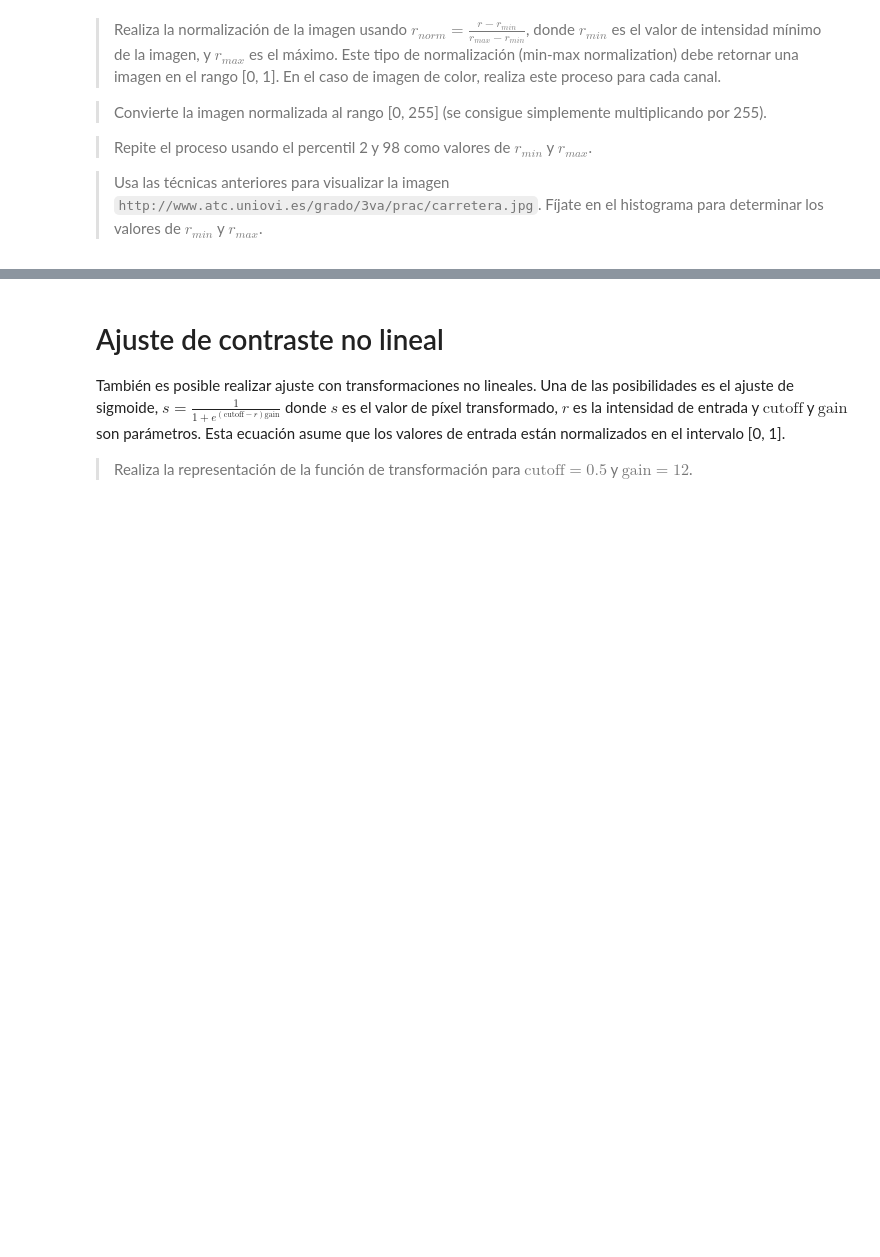
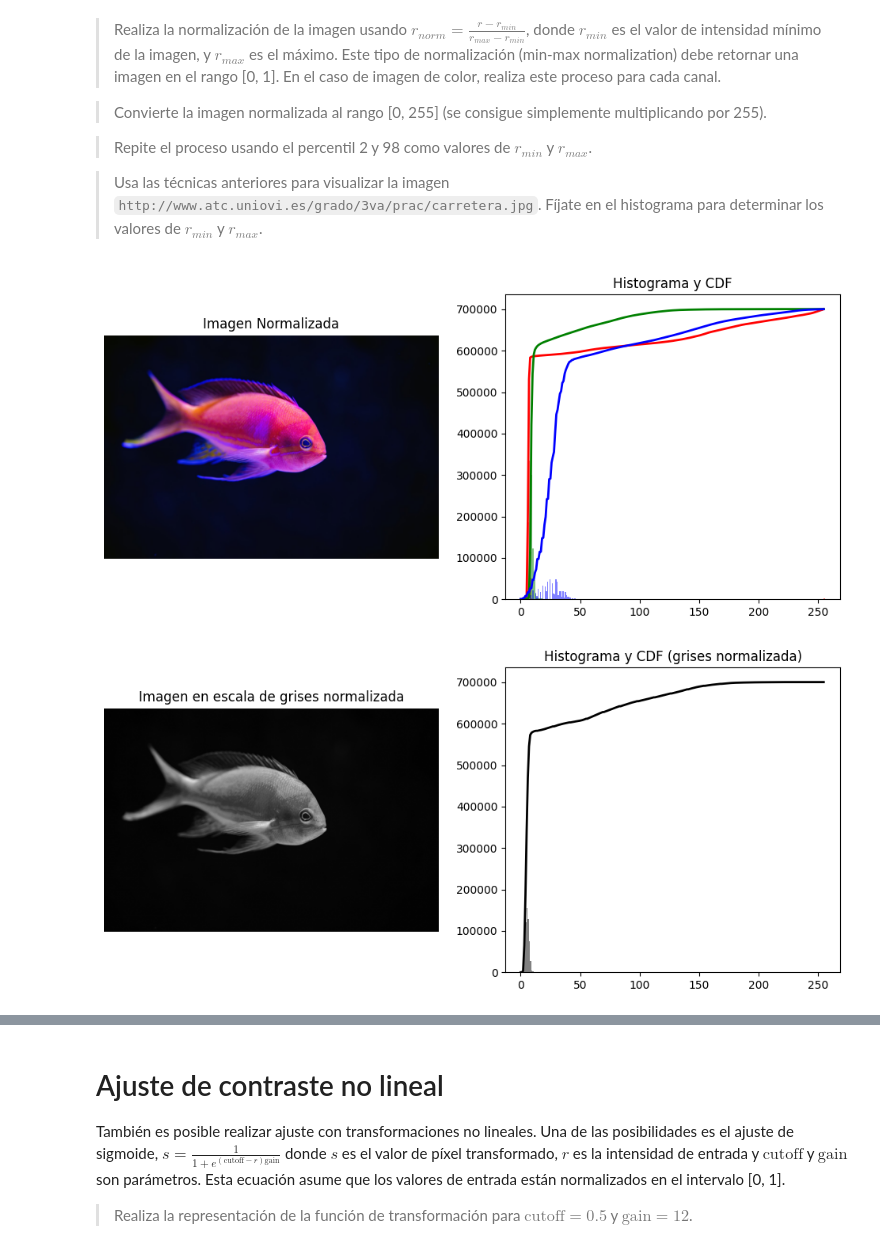
Before and after one commit to aleefdezz10/Vision-2026, a Jupyter notebook: PL3/Prac03-Brillo.ipynb, the cells around one changed output, grey strips where cells are left out. Drawn from its saved outputs; the diff is of its cells as text; code cells hidden in the pictures; blank space fills up the shorter version.

```diff
--- a/PL3/Prac03-Brillo.ipynb
+++ b/PL3/Prac03-Brillo.ipynb
@@ -262,3 +373,43 @@ Una vez que se tiene la visualización del histograma se puede analizar mejor el
 > Repite el proceso usando el percentil 2 y 98 como valores de $r_{min}$ y $r_{max}$.
 
 > Usa las técnicas anteriores para visualizar la imagen `http://www.atc.uniovi.es/grado/3va/prac/carretera.jpg`. Fíjate en el histograma para determinar los valores de $r_{min}$ y $r_{max}$.
+# %%
+# Normalizacion entre 0 y 1 y luego a 0..255
+def normalizar(img):
+    img= img.astype(np.double) # Convertimos a float para evitar problemas de overflow o underflow durante la normalización
+    r_min = np.min(img) # Encontramos el valor mínimo de intensidad en la imagen
+    r_max = np.max(img) # Encontramos el valor máximo de intensidad en la imagen
+    img_normalizada = (img - r_min) / (r_max - r_min) # Aplicamos la fórmula de normalización: (R - r_min) / (r_max - r_min)
+    img_normalizada = img_normalizada*255 # Escalamos a 0..255
+    img_normalizada=np.clip(img_normalizada, a_min=0, a_max=255) # Aseguramos que los valores estén en el rango [0, 255]
+    img_normalizada = img_normalizada.astype(np.uint8) # Convertimos de nuevo a uint8 para la imagen final
+    return img_normalizada # Devolvemos la imagen normalizada, con valores entre 0 y 255, y tipo uint8
+
+# -----IMAGEN EN COLOR NORMALIZADA-----
+img_norm = normalizar(img)
+fig, (ax_img, ax_hist) = plt.subplots(1, 2, figsize=(12, 5))
+
+ax_img.imshow(img_norm)
+ax_img.set_title("Imagen Normalizada")
+ax_img.axis("off")
+
+plot_histogram(ax_hist, img_norm)
+ax_hist.set_title("Histograma y CDF")
+
+plt.show()
+
+# -----IMAGEN EN ESCALA DE GRISES NORMALIZADA-----
+img_gray_norm = normalizar(img_gray)
+fig, (ax_img, ax_hist) = plt.subplots(1, 2, figsize=(12, 5))
+
+ax_img.imshow(img_gray_norm, cmap='gray')
+ax_img.set_title("Imagen en escala de grises normalizada")
+ax_img.axis("off")
+
+plot_histogram(ax_hist, img_gray_norm)
+ax_hist.set_title("Histograma y CDF (grises normalizada)")
+
+plt.show()
+# %% [output]
+[figure, added]
+[figure, added]
```
Also changed, not shown: parts of 8 cells of this notebook, 2 other files.
